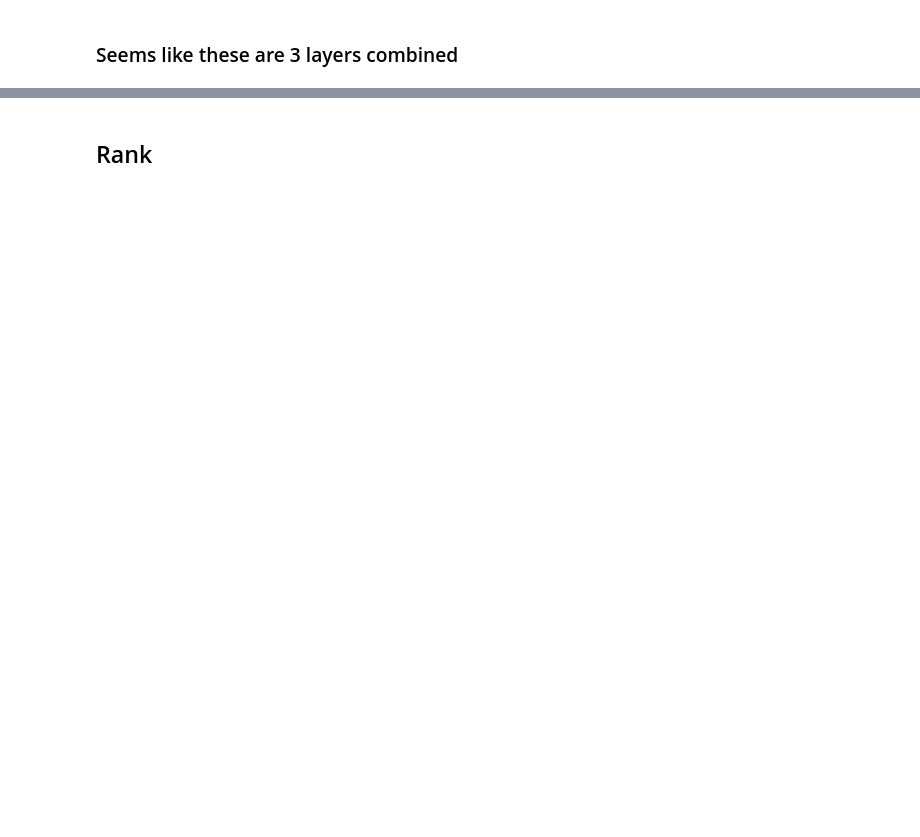
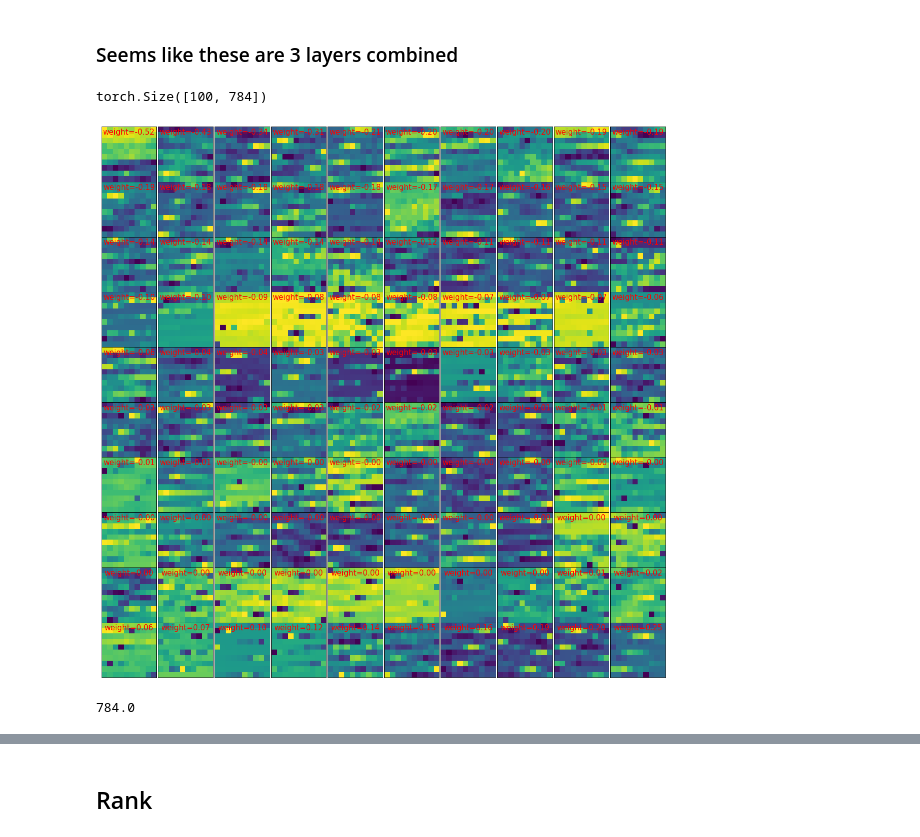
Before and after one commit to Chrisini/datasceyence, a Jupyter notebook: run_decentnet.ipynb, the cells around one changed output, grey strips where cells are left out. Drawn from its saved outputs; the diff is of its cells as text; code cells hidden in the pictures; blank space fills up the shorter version.

```diff
--- a/run_decentnet.ipynb
+++ b/run_decentnet.ipynb
@@ -1630,3 +1660,3 @@ if True:
 # %%
 if True:
-    mlp.load_state_dict(torch.load("../results/oct_mnist/final.cptk"))
+    mlp.load_state_dict(torch.load("../results/fundus_mnist/final.cptk"))
@@ -1716,27 +1754,33 @@ plt.savefig("../results/oct_mnist/final_mnist_features.pdf", bbox_inches="tight"
 # %%
 
 
 # im_f2 = torch.argsort(mlp.linears[2].linear.weight[4])[-1]
 im_f2 = torch.argsort(mlp.linears[2].linear.weight[3])[-1] # [0, n_classes-1]
 im_f1 = torch.argsort(mlp.linears[1].linear.weight[im_f2,:])
 
-features = mlp.linears[0].linear.weight[im_f1].reshape(400,28,28).detach().cpu().numpy()
+features = mlp.linears[0].linear.weight[im_f1].reshape(784,10,10).detach().cpu().numpy()
 
+print( mlp.linears[0].linear.weight[im_f1].shape)
 
 plt.figure(figsize=(20,20))
 mlp.linears[1].linear.weight[im_f2,:]
-for i in range(400):
-    plt.subplot(20,20,i+1)
+for i in range(100):
+    plt.subplot(10,10,i+1)
 
     plt.imshow(features[i])
     plt.xticks([])
     plt.yticks([])
     plt.title("weight=%.2f"%(mlp.linears[1].linear.weight[im_f2,im_f1[i]]), color="red", fontsize=15,y=0.8)
 
 
 plt.subplots_adjust(wspace=0, hspace=0)
+# %% [output]
+torch.Size([100, 784])
+[figure, added]
 # %%
-im_f2
+78400/10/10
+# %% [output]
+784.0
 # %%
 156800/28/28
 # %%
```
Also changed, not shown: parts of 38 cells of this notebook, 14 other files.
